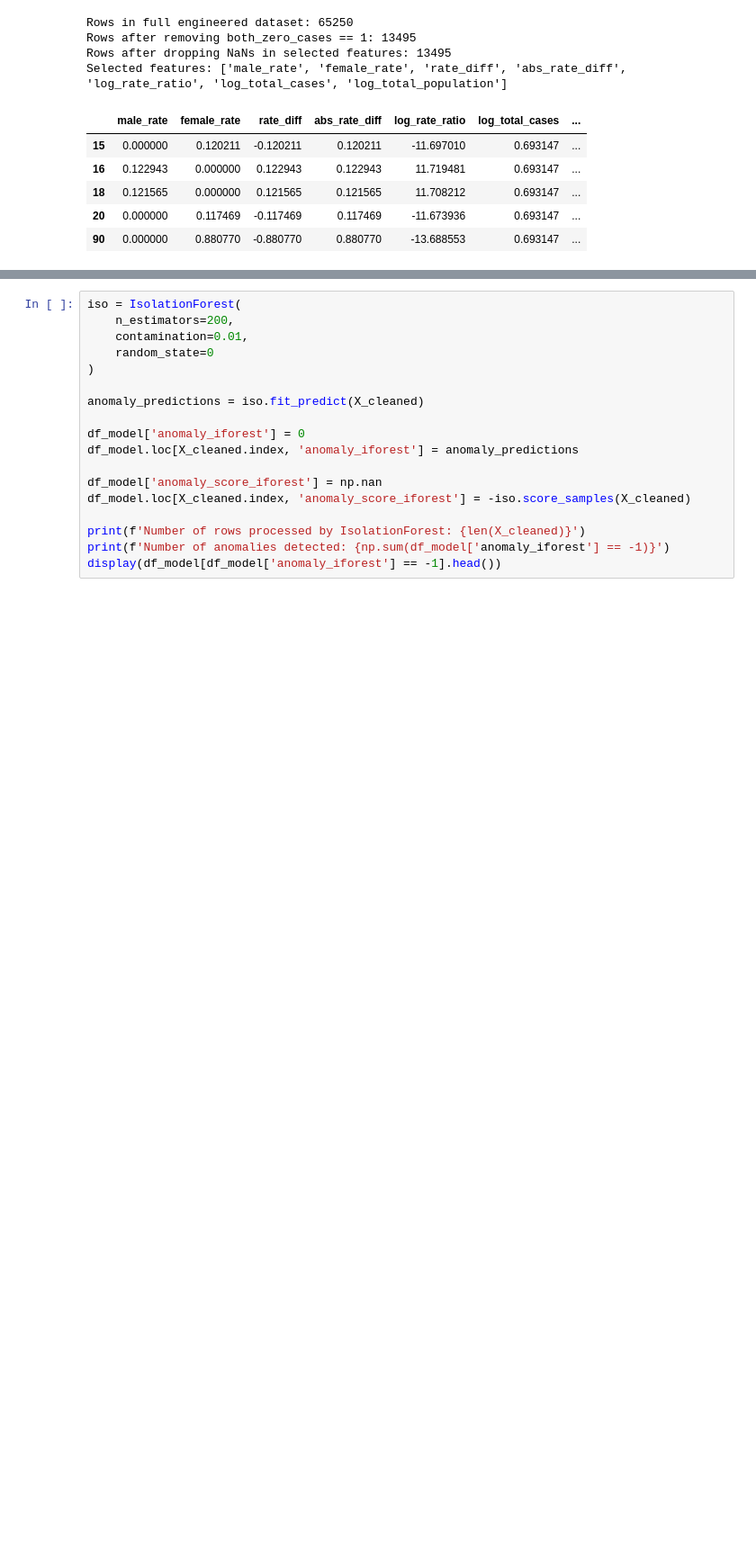
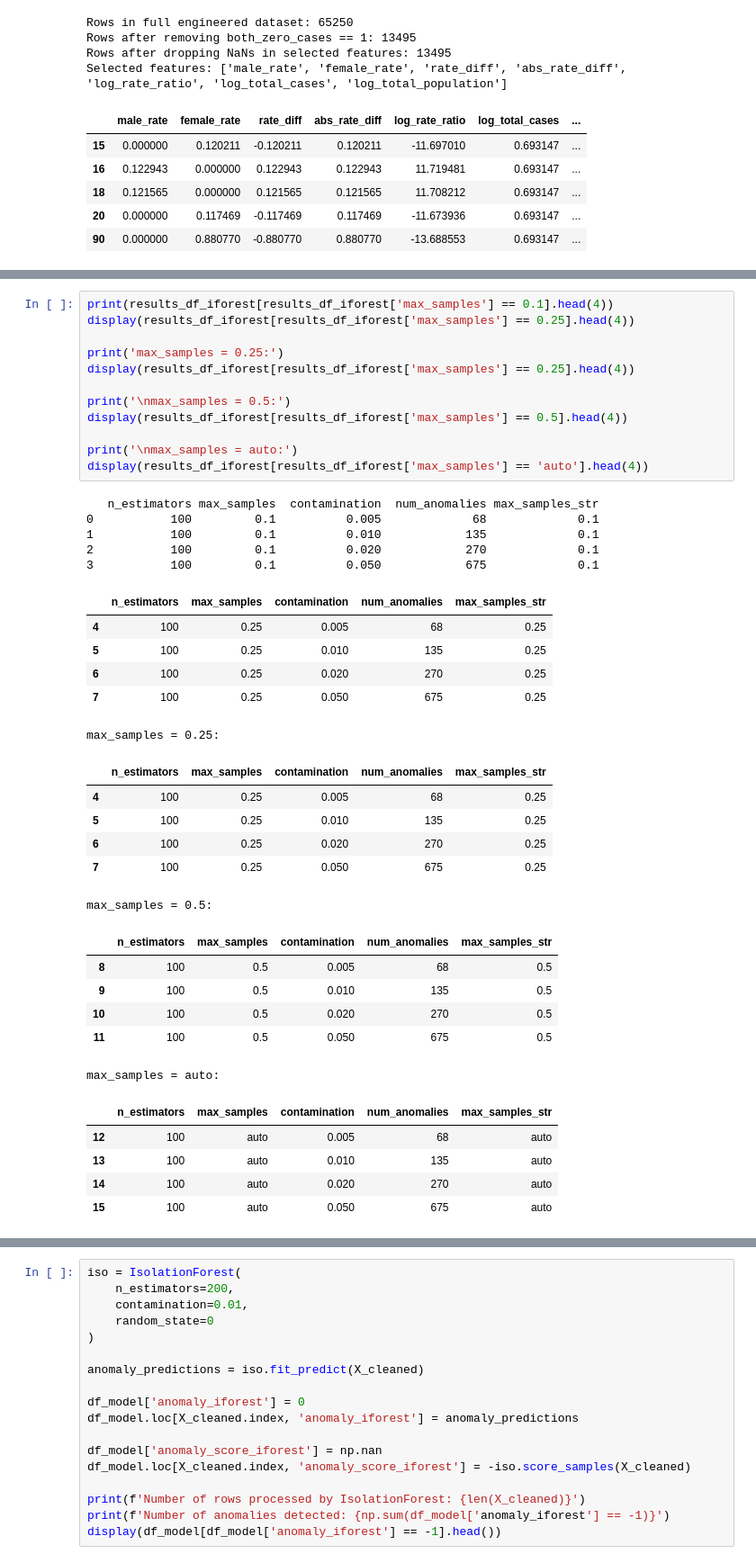
Before and after one commit to sarkriti/CSCE-676-Semester-Project, a Jupyter notebook: DataMiningProject_final.ipynb, the cells around one changed output, grey strips where cells are left out. Shown at 90% size. Saved outputs shown, nothing was run; the diff lists cells and outputs as text; blank space fills up the shorter version.

```diff
--- a/DataMiningProject_final.ipynb
+++ b/DataMiningProject_final.ipynb
@@ -77,0 +152,41 @@ This version runs Isolation Forest directly on `X_cleaned` without creating `X_s
+# %%
+print(results_df_iforest[results_df_iforest['max_samples'] == 0.1].head(4))
+display(results_df_iforest[results_df_iforest['max_samples'] == 0.25].head(4))
+
+print('max_samples = 0.25:')
+display(results_df_iforest[results_df_iforest['max_samples'] == 0.25].head(4))
+
+print('\nmax_samples = 0.5:')
+display(results_df_iforest[results_df_iforest['max_samples'] == 0.5].head(4))
+
+print('\nmax_samples = auto:')
+display(results_df_iforest[results_df_iforest['max_samples'] == 'auto'].head(4))
+# %% [output]
+   n_estimators max_samples  contamination  num_anomalies max_samples_str
+0           100         0.1          0.005             68             0.1
+1           100         0.1          0.010            135             0.1
+2           100         0.1          0.020            270             0.1
+3           100         0.1          0.050            675             0.1
+|  | n_estimators | max_samples | contamination | num_anomalies | max_samples_str |
+| 4 | 100 | 0.25 | 0.005 | 68 | 0.25 |
+| 5 | 100 | 0.25 | 0.010 | 135 | 0.25 |
+| 6 | 100 | 0.25 | 0.020 | 270 | 0.25 |
+| 7 | 100 | 0.25 | 0.050 | 675 | 0.25 |
+max_samples = 0.25:
+|  | n_estimators | max_samples | contamination | num_anomalies | max_samples_str |
+| 4 | 100 | 0.25 | 0.005 | 68 | 0.25 |
+| 5 | 100 | 0.25 | 0.010 | 135 | 0.25 |
+| 6 | 100 | 0.25 | 0.020 | 270 | 0.25 |
+| 7 | 100 | 0.25 | 0.050 | 675 | 0.25 |
+max_samples = 0.5:
+|  | n_estimators | max_samples | contamination | num_anomalies | max_samples_str |
+| 8 | 100 | 0.5 | 0.005 | 68 | 0.5 |
+| 9 | 100 | 0.5 | 0.010 | 135 | 0.5 |
+| 10 | 100 | 0.5 | 0.020 | 270 | 0.5 |
+| 11 | 100 | 0.5 | 0.050 | 675 | 0.5 |
+max_samples = auto:
+|  | n_estimators | max_samples | contamination | num_anomalies | max_samples_str |
+| 12 | 100 | auto | 0.005 | 68 | auto |
+| 13 | 100 | auto | 0.010 | 135 | auto |
+| 14 | 100 | auto | 0.020 | 270 | auto |
+| 15 | 100 | auto | 0.050 | 675 | auto |
```
Also changed, not shown: parts of 29 cells of this notebook.
